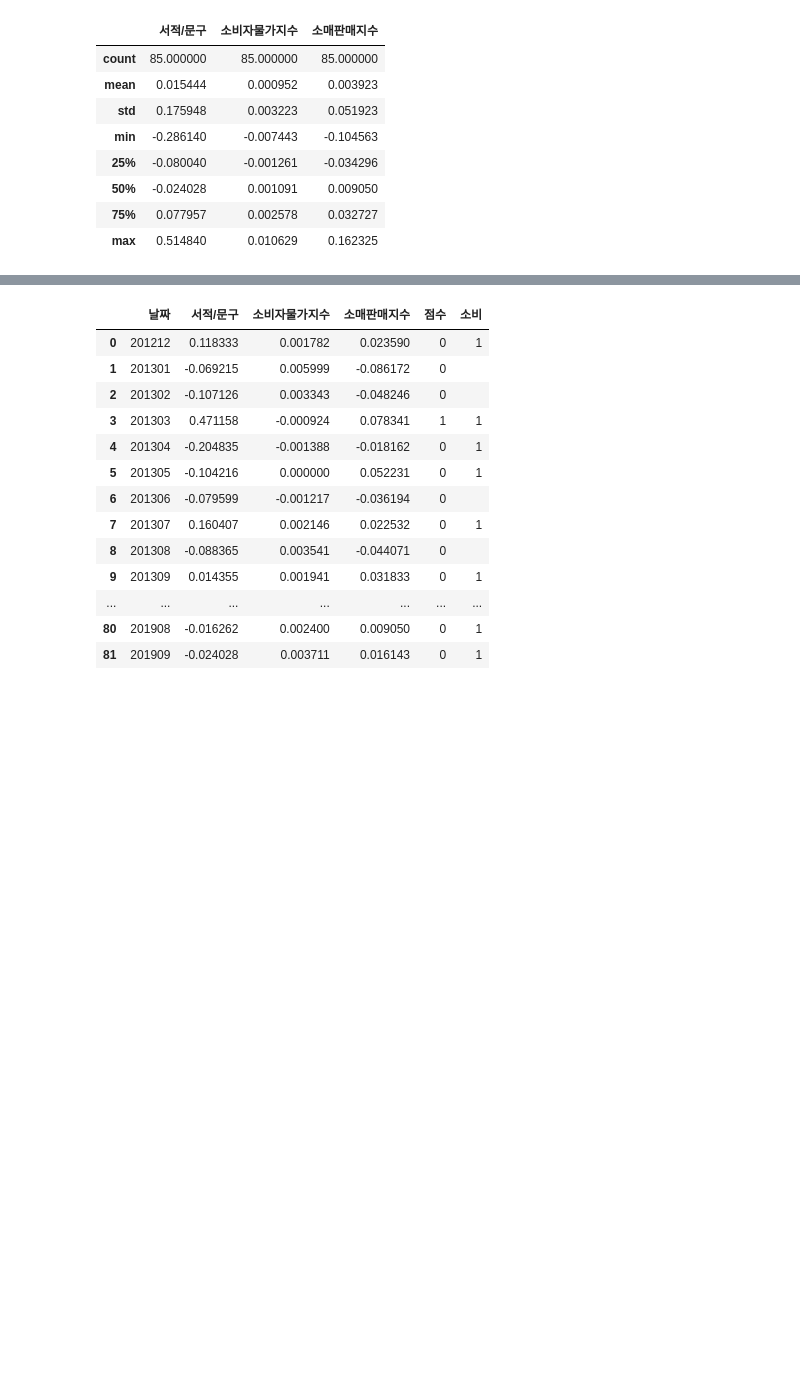
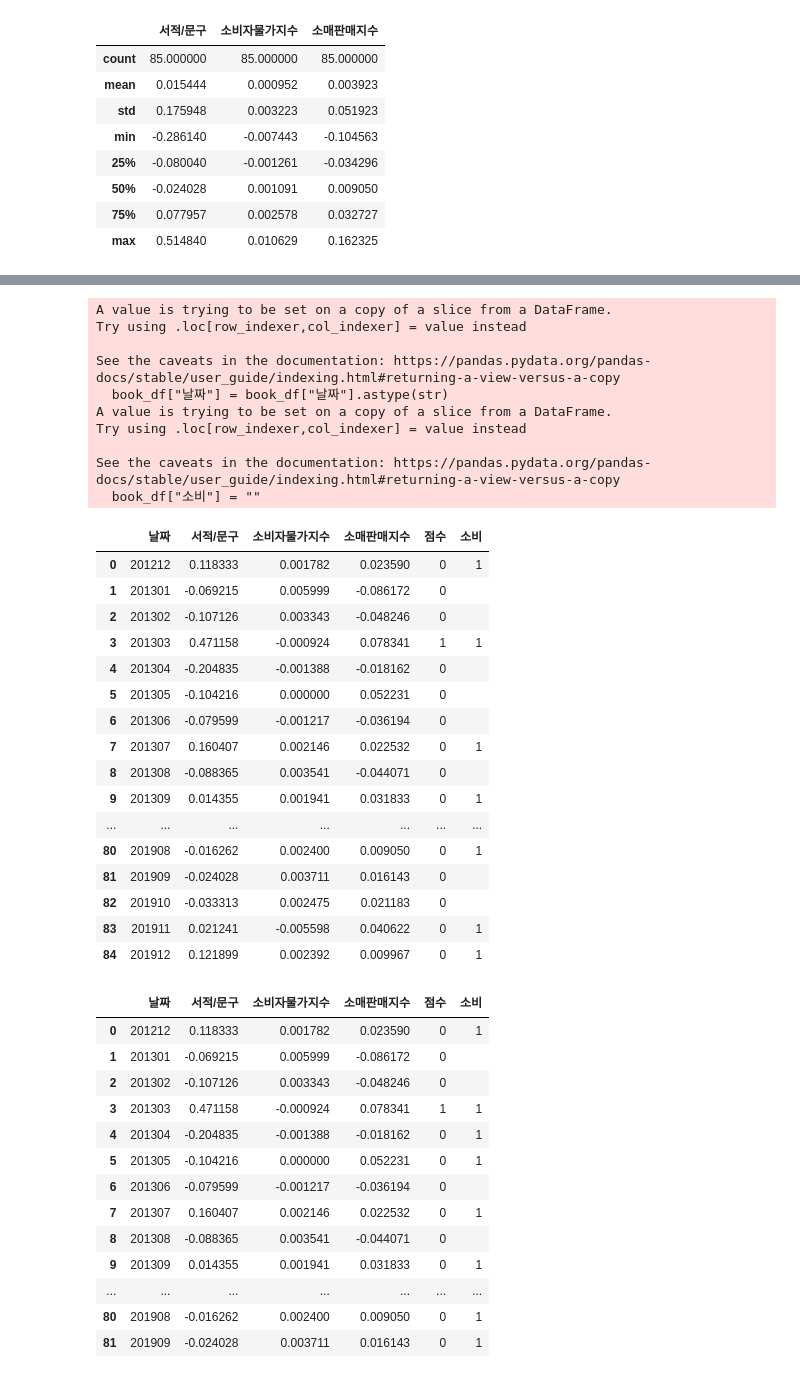
Before and after one commit to jkim0313/project1_dajopay, a Jupyter notebook: classification.ipynb, the cells around one changed output, grey strips where cells are left out. Saved outputs shown, nothing was run; the diff lists cells and outputs as text; code cells hidden in the pictures; blank space fills up the shorter version.

```diff
--- a/classification.ipynb
+++ b/classification.ipynb
@@ -224,4 +281,82 @@ See the caveats in the documentation: https://pandas.pydata.org/pandas-docs/stab
 | 84 | 201912 | 0.121899 | 0.002392 | 0.009967 | 0 |  |
+# %%
+import numpy as np
+
+book_df["날짜"] = book_df["날짜"].astype(str)
+book_df["소비"] = ""
+
+for i in book_df.index:
+    # 양수는 일단 1을 준다
+    (book_df["서적/문구"].loc[12] > 0)
+    (book_df["서적/문구"].loc[12-12] > 0)
+    # 전년 동월보다 크고
+    (book_df["서적/문구"].loc[12] > book_df["서적/문구"].loc[12-12])
+    # 전년 동월보다 작아도 양수이고 전년 동월값의 50% 이상이면?
+    (book_df["서적/문구"].loc[12] < book_df["서적/문구"].loc[12-12])
+    (book_df["서적/문구"].loc[12] > book_df["서적/문구"].loc[12-12])/(1/2)
+
+
+    # 음수지만 작년 동월보다 높고
+    (book_df["서적/문구"].loc[12] <= 0)
+    (book_df["서적/문구"].loc[12] > book_df["서적/문구"].loc[12-12])
+
+    # 작년 동월보다 낮으면 0
+    (book_df["서적/문구"].loc[12] < book_df["서적/문구"].loc[12-12])
+
+
+    if book_df.loc[i,"점수"]==1:
+        if book_df.loc[i,"소비자물가지수"] <= 0.001091:
+            if book_df.loc[i,"소매판매지수"] >= 0.009050:
+                book_df.loc[i,"소비"] = 1
+        elif book_df.loc[i,"소비자물가지수"] > 0.001091:
+            if book_df.loc[i,"소매판매지수"] >= 0.009050:
+                book_df.loc[i,"소비"] = 1
+        elif book_df.loc[i,"소비자물가지수"] > 0.001091:
+            if book_df.loc[i,"소매판매지수"] < 0.009050:
+                book_df.loc[i,"소비"] = 0
+
+    elif book_df.loc[i,"점수"]==0:
+        if book_df.loc[i, "서적/문구"] > -0.024028:
+            if book_df.loc[i,"소비자물가지수"] <= np.mean(book_df["소비자물가지수"]):
+                if book_df.loc[i,"소매판매지수"] >= np.mean(book_df["소매판매지수"]):
+                    book_df.loc[i,"소비"] = 1
+            elif book_df.loc[i,"소비자물가지수"] > np.mean(book_df["소비자물가지수"]):
+                if book_df.loc[i,"소매판매지수"] >= np.mean(book_df["소매판매지수"]):
+                    book_df.loc[i,"소비"] = 1
+            elif book_df.loc[i,"소비자물가지수"] > np.mean(book_df["소비자물가지수"]):
+                if book_df.loc[i,"소매판매지수"] < np.mean(book_df["소매판매지수"]):
+                    book_df.loc[i,"소비"] = 0
+    # else:
+    #     book_df.loc[i,"소비"] = 0
+book_df
+# %% [output]
+A value is trying to be set on a copy of a slice from a DataFrame.
+Try using .loc[row_indexer,col_indexer] = value instead
+
+See the caveats in the documentation: https://pandas.pydata.org/pandas-docs/stable/user_guide/indexing.html#returning-a-view-versus-a-copy
+  book_df["날짜"] = book_df["날짜"].astype(str)
+A value is trying to be set on a copy of a slice from a DataFrame.
+Try using .loc[row_indexer,col_indexer] = value instead
+
+See the caveats in the documentation: https://pandas.pydata.org/pandas-docs/stable/user_guide/indexing.html#returning-a-view-versus-a-copy
+  book_df["소비"] = ""
+|  | 날짜 | 서적/문구 | 소비자물가지수 | 소매판매지수 | 점수 | 소비 |
+| 0 | 201212 | 0.118333 | 0.001782 | 0.023590 | 0 | 1 |
+| 1 | 201301 | -0.069215 | 0.005999 | -0.086172 | 0 |  |
+| 2 | 201302 | -0.107126 | 0.003343 | -0.048246 | 0 |  |
+| 3 | 201303 | 0.471158 | -0.000924 | 0.078341 | 1 | 1 |
+| 4 | 201304 | -0.204835 | -0.001388 | -0.018162 | 0 |  |
+| 5 | 201305 | -0.104216 | 0.000000 | 0.052231 | 0 |  |
+| 6 | 201306 | -0.079599 | -0.001217 | -0.036194 | 0 |  |
+| 7 | 201307 | 0.160407 | 0.002146 | 0.022532 | 0 | 1 |
+| 8 | 201308 | -0.088365 | 0.003541 | -0.044071 | 0 |  |
+| 9 | 201309 | 0.014355 | 0.001941 | 0.031833 | 0 | 1 |
+| ... | ... | ... | ... | ... | ... | ... |
+| 80 | 201908 | -0.016262 | 0.002400 | 0.009050 | 0 | 1 |
+| 81 | 201909 | -0.024028 | 0.003711 | 0.016143 | 0 |  |
+| 82 | 201910 | -0.033313 | 0.002475 | 0.021183 | 0 |  |
+| 83 | 201911 | 0.021241 | -0.005598 | 0.040622 | 0 | 1 |
+| 84 | 201912 | 0.121899 | 0.002392 | 0.009967 | 0 | 1 |
 # %%
 pd.set_option('display.max_row', None)
 book_df
```
Also changed, not shown: parts of 6 cells of this notebook.
